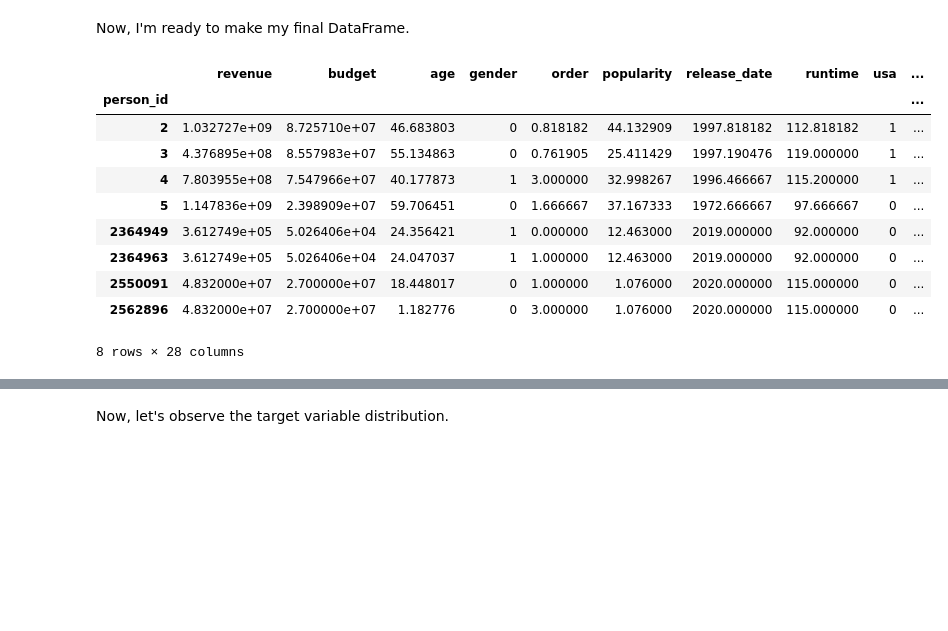
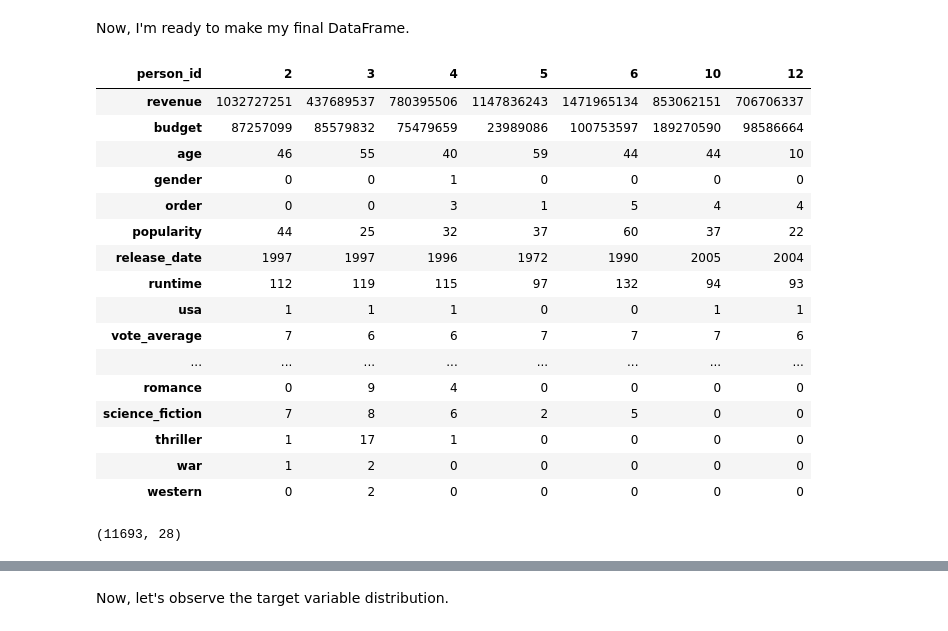
Before and after one commit to christianspybrook/movie_actor_tree_ensembles, a Jupyter notebook: data_wrangling/capstone2_wrangler.ipynb, the cells around one changed output, grey strips where cells are left out. Drawn from its saved outputs; the diff is of its cells as text; code cells hidden in the pictures; blank space fills up the shorter version.

```diff
--- a/data_wrangling/capstone2_wrangler.ipynb
+++ b/data_wrangling/capstone2_wrangler.ipynb
@@ -32,7 +32,7 @@ To begin, I need to munge the data a bit, as it is generalized for use on a vari
 > **MOVIE DATASET**
 # %%
 # read in movie dataset
-movie_df = pd.read_json('data/tmdb_movie_clean.json')
+movie_df = pd.read_json('../data/tmdb_movie_clean.json')
 movie_df.transpose()
 # %% [output]
 |  | 0 | 1 | 2 | 3 | 4 | 5 | 6 | 7 | 8 | 9 | ... | ... |
@@ -269,7 +269,7 @@ This can be used to convert values to dollars for the time when this dataset was
 This dataset hold monthly inflation rates from the first month of 1913 until March of 2020.
 # %%
 # load inflation data
-inflation_df = pd.read_csv('data/cpi_multiplier.csv', index_col=0)
+inflation_df = pd.read_csv('../data/cpi_multiplier.csv', index_col=0)
 inflation_df.iloc[np.r_[0:3, -3:0]]
 # %% [output]
 |  | date | cpiaucns | cpi_multiplier |
@@ -1152,7 +1158,7 @@ There's just a couple of features from this to tack onto the monster dataset abo
 > **PERSON DATASET**
 # %%
 # read in person dataset
-person_df = pd.read_json('data/tmdb_person_clean.json')
+person_df = pd.read_json('../data/tmdb_person_clean.json')
 # %%
 # convert birthdays to datetime objects and remove timezone-aware index
 person_df['birthday'] = pd.to_datetime(person_df['birthday']).dt.tz_localize(None)
@@ -1480,26 +1486,37 @@ Now, I'm ready to make my final DataFrame.
 # %%
 # groupby actor while making counts of genres and taking the average of all other values
 df = actor_df.groupby('person_id').agg(
     {'revenue': np.mean, 'budget': np.mean, 'age': np.mean, 'gender': 'first',
      'order':np.mean, 'popularity':np.mean, 'release_date': np.mean, 'runtime': np.mean,
      'usa': 'first', 'vote_average': np.mean, 'vote_count': np.mean,
      'action': np.sum, 'adventure': np.sum, 'animation': np.sum, 'comedy': np.sum,
      'crime': np.sum, 'drama': np.sum, 'family': np.sum, 'fantasy': np.sum,
      'history': np.sum, 'horror': np.sum, 'music': np.sum, 'mystery': np.sum,
      'romance': np.sum, 'science_fiction': np.sum, 'thriller': np.sum,
      'war': np.sum, 'western': np.sum})
-df.iloc[np.r_[0:4, -4:0]]
+df.astype(int).head(7).transpose()
 # %% [output]
-|  | revenue | budget | age | gender | order | popularity | release_date | runtime | usa | ... |
-| person_id |  |  |  |  |  |  |  |  |  | ... |
-| 2 | 1.032727e+09 | 8.725710e+07 | 46.683803 | 0 | 0.818182 | 44.132909 | 1997.818182 | 112.818182 | 1 | ... |
-| 3 | 4.376895e+08 | 8.557983e+07 | 55.134863 | 0 | 0.761905 | 25.411429 | 1997.190476 | 119.000000 | 1 | ... |
-| 4 | 7.803955e+08 | 7.547966e+07 | 40.177873 | 1 | 3.000000 | 32.998267 | 1996.466667 | 115.200000 | 1 | ... |
-| 5 | 1.147836e+09 | 2.398909e+07 | 59.706451 | 0 | 1.666667 | 37.167333 | 1972.666667 | 97.666667 | 0 | ... |
-| 2364949 | 3.612749e+05 | 5.026406e+04 | 24.356421 | 1 | 0.000000 | 12.463000 | 2019.000000 | 92.000000 | 0 | ... |
-| 2364963 | 3.612749e+05 | 5.026406e+04 | 24.047037 | 1 | 1.000000 | 12.463000 | 2019.000000 | 92.000000 | 0 | ... |
-| 2550091 | 4.832000e+07 | 2.700000e+07 | 18.448017 | 0 | 1.000000 | 1.076000 | 2020.000000 | 115.000000 | 0 | ... |
-| 2562896 | 4.832000e+07 | 2.700000e+07 | 1.182776 | 0 | 3.000000 | 1.076000 | 2020.000000 | 115.000000 | 0 | ... |
+| person_id | 2 | 3 | 4 | 5 | 6 | 10 | 12 |
+| revenue | 1032727251 | 437689537 | 780395506 | 1147836243 | 1471965134 | 853062151 | 706706337 |
+| budget | 87257099 | 85579832 | 75479659 | 23989086 | 100753597 | 189270590 | 98586664 |
+| age | 46 | 55 | 40 | 59 | 44 | 44 | 10 |
+| gender | 0 | 0 | 1 | 0 | 0 | 0 | 0 |
+| order | 0 | 0 | 3 | 1 | 5 | 4 | 4 |
+| popularity | 44 | 25 | 32 | 37 | 60 | 37 | 22 |
+| release_date | 1997 | 1997 | 1996 | 1972 | 1990 | 2005 | 2004 |
+| runtime | 112 | 119 | 115 | 97 | 132 | 94 | 93 |
+| usa | 1 | 1 | 1 | 0 | 0 | 1 | 1 |
+| vote_average | 7 | 6 | 6 | 7 | 7 | 7 | 6 |
+| ... | ... | ... | ... | ... | ... | ... | ... |
+| romance | 0 | 9 | 4 | 0 | 0 | 0 | 0 |
+| science_fiction | 7 | 8 | 6 | 2 | 5 | 0 | 0 |
+| thriller | 1 | 17 | 1 | 0 | 0 | 0 | 0 |
+| war | 1 | 2 | 0 | 0 | 0 | 0 | 0 |
+| western | 0 | 2 | 0 | 0 | 0 | 0 | 0 |
-8 rows × 28 columns
+# %%
+# look at final shape
+df.shape
+# %% [output]
+(11693, 28)
 # %%
 # observe the DataFrame for anything unusual
```
Also changed, not shown: parts of 25 cells of this notebook.
